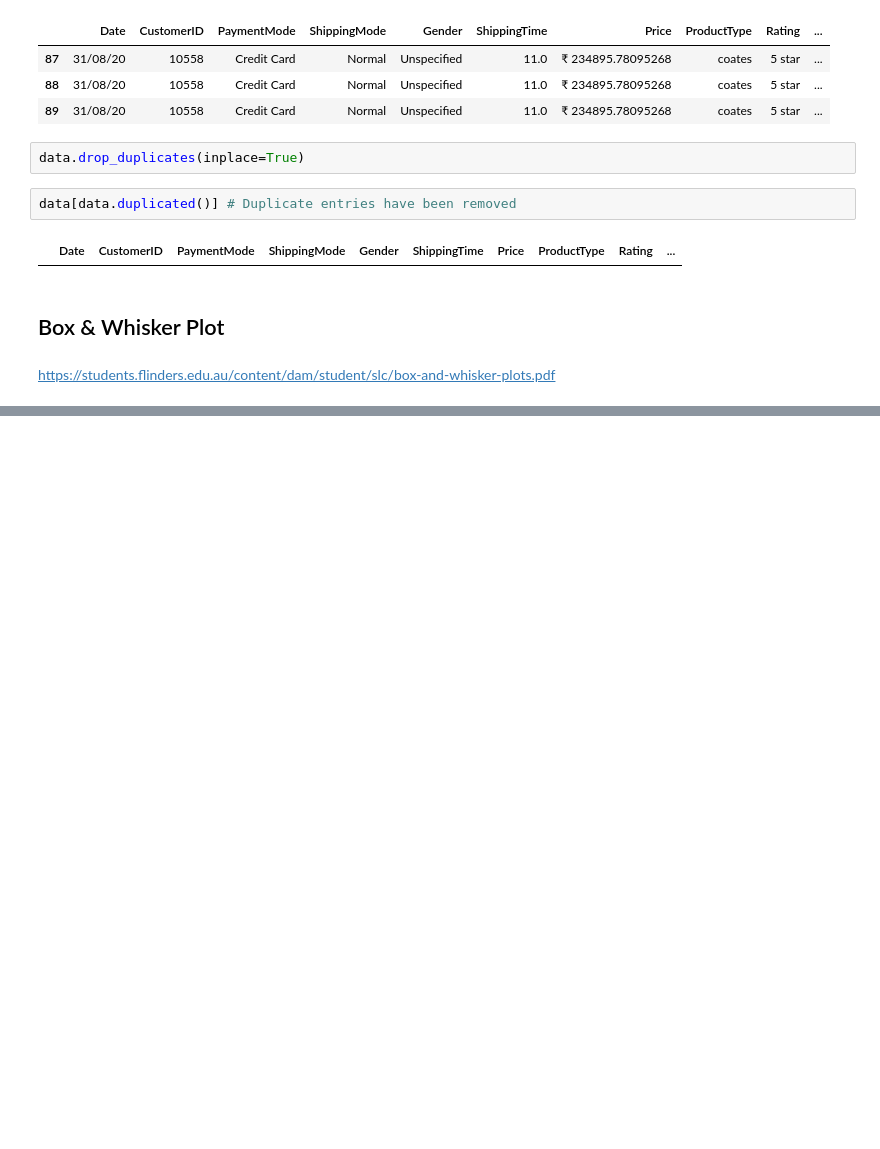
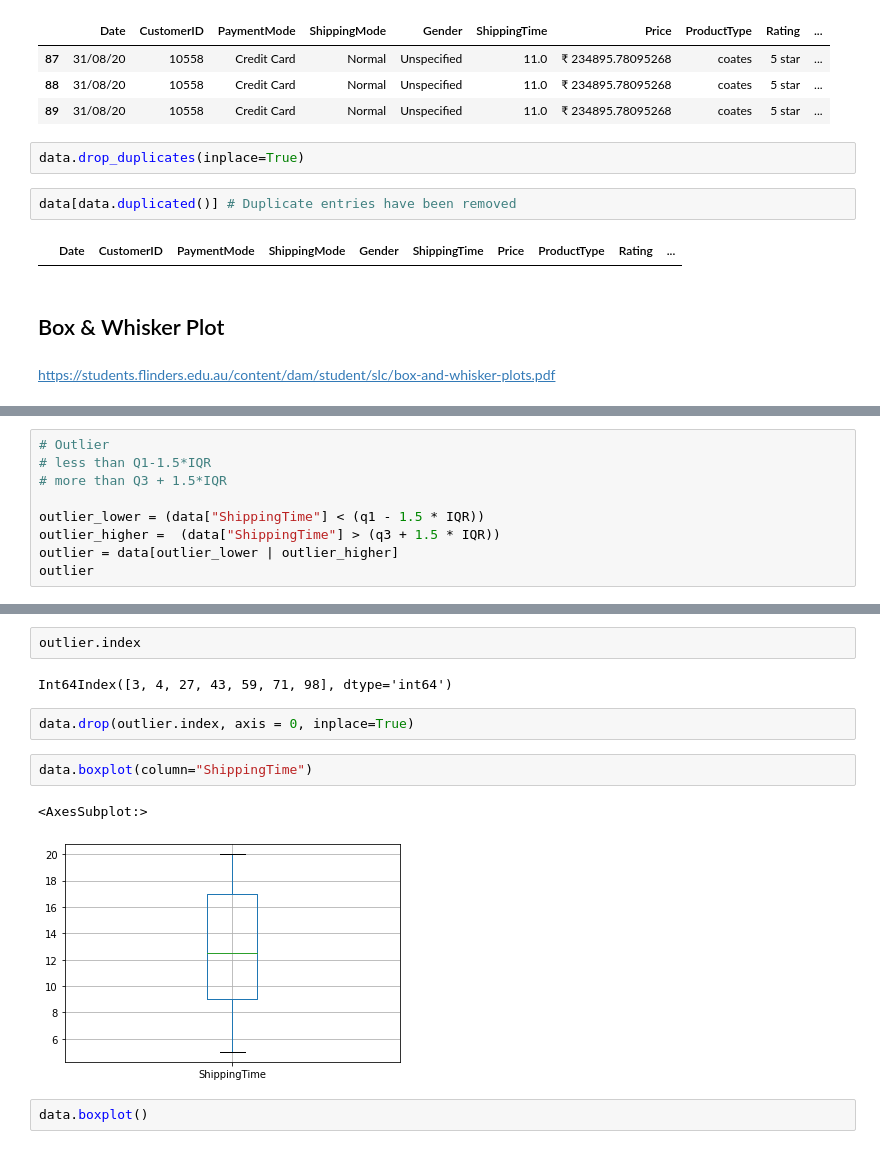
Before and after one commit to SimplyLearner/pandas_use_case, a Jupyter notebook: Use Bello Fashion.ipynb, the cells around one changed output, grey strips where cells are left out. Cells and saved outputs as stored; diff of their text form; blank space fills up the shorter version.

```diff
--- a/Use Bello Fashion.ipynb
+++ b/Use Bello Fashion.ipynb
@@ -136,0 +152,9 @@ data
+# %%
+# Outlier
+# less than Q1-1.5*IQR
+# more than Q3 + 1.5*IQR
+
+outlier_lower = (data["ShippingTime"] < (q1 - 1.5 * IQR))
+outlier_higher =  (data["ShippingTime"] > (q3 + 1.5 * IQR))
+outlier = data[outlier_lower | outlier_higher]
+outlier
@@ -136,0 +185,13 @@ data
+# %%
+outlier.index
+# %% [output]
+Int64Index([3, 4, 27, 43, 59, 71, 98], dtype='int64')
+# %%
+data.drop(outlier.index, axis = 0, inplace=True)
+# %%
+data.boxplot(column="ShippingTime")
+# %% [output]
+<AxesSubplot:>
+[figure, added]
+# %%
+data.boxplot()
```
Also changed, not shown: parts of 5 cells of this notebook.
